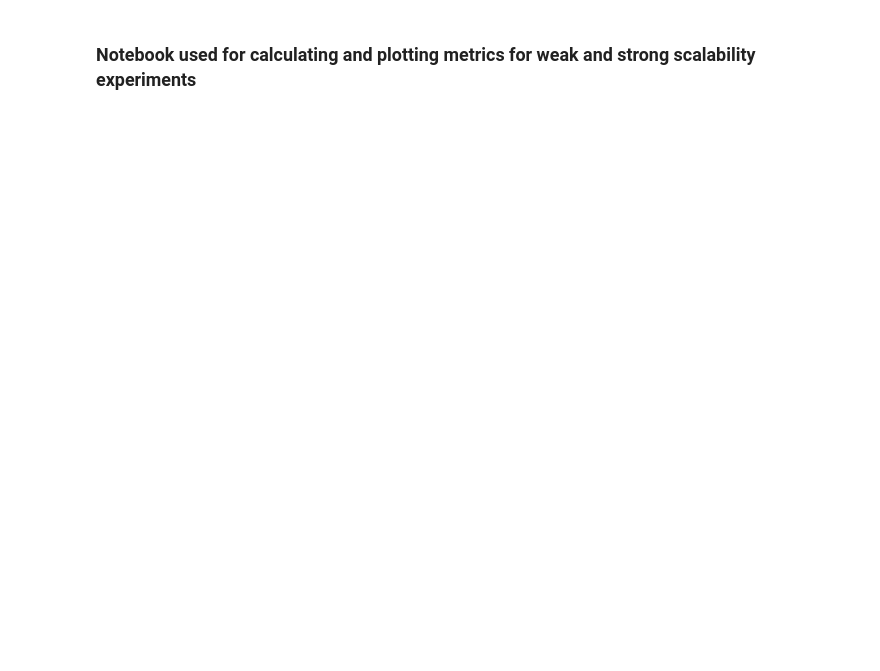
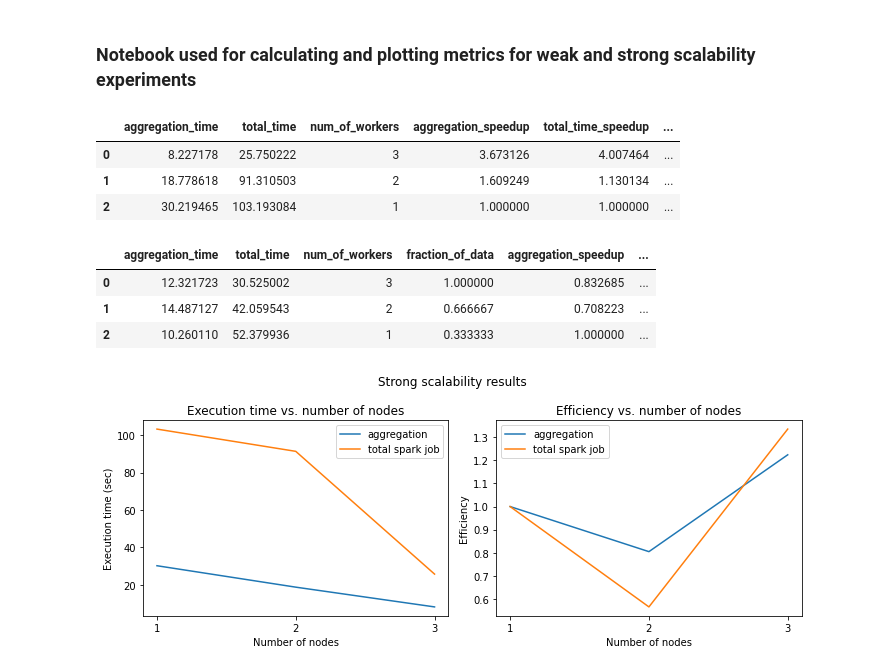
Before and after one commit to Fredrikforsman15/Data-engineering-1, a Jupyter notebook: scalability_plotting.ipynb, the cells around one changed output. Cells and saved outputs as stored; diff of their text form; code cells hidden in the pictures; blank space fills up the shorter version.

Commit message:
Added code for generating the plots

```diff
--- a/scalability_plotting.ipynb
+++ b/scalability_plotting.ipynb
@@ -15,6 +16,9 @@ strong_df["total_time_speedup"] = strong_df.loc[strong_df["num_of_workers"] == 1
 strong_df["aggregation_efficiency"] = strong_df["aggregation_speedup"] / strong_df["num_of_workers"]
 strong_df["total_time_efficiency"] = strong_df["total_time_speedup"] / strong_df["num_of_workers"]
 
-# Write to csv
-
-strong_df.to_csv("strong_scalability.csv")
+strong_df
+# %% [output]
+|  | aggregation_time | total_time | num_of_workers | aggregation_speedup | total_time_speedup | ... |
+| 0 | 8.227178 | 25.750222 | 3 | 3.673126 | 4.007464 | ... |
+| 1 | 18.778618 | 91.310503 | 2 | 1.609249 | 1.130134 | ... |
+| 2 | 30.219465 | 103.193084 | 1 | 1.000000 | 1.000000 | ... |
@@ -22,7 +30,6 @@ strong_df.to_csv("strong_scalability.csv")
 # Load weak scalability results
 
 weak_df = pd.read_csv("weak_scalability.csv")
-
 # speedup and efficiency
 weak_df["aggregation_speedup"] = weak_df.loc[weak_df["num_of_workers"] == 1, "aggregation_time"].values[0] / weak_df["aggregation_time"]
 weak_df["total_time_speedup"] = weak_df.loc[weak_df["num_of_workers"] == 1, "total_time"].values[0] / weak_df["total_time"]
@@ -30,5 +37,9 @@ weak_df["total_time_speedup"] = weak_df.loc[weak_df["num_of_workers"] == 1, "tot
 weak_df["aggregation_efficiency"] = weak_df["aggregation_speedup"] / weak_df["num_of_workers"]
 weak_df["total_time_efficiency"] = weak_df["total_time_speedup"] / weak_df["num_of_workers"]
 
-# Write to csv
-weak_df.to_csv("weak_scalability.csv")
+weak_df
+# %% [output]
+|  | aggregation_time | total_time | num_of_workers | fraction_of_data | aggregation_speedup | ... |
+| 0 | 12.321723 | 30.525002 | 3 | 1.000000 | 0.832685 | ... |
+| 1 | 14.487127 | 42.059543 | 2 | 0.666667 | 0.708223 | ... |
+| 2 | 10.260110 | 52.379936 | 1 | 0.333333 | 1.000000 | ... |
@@ -34,0 +49,23 @@ weak_df.to_csv("weak_scalability.csv")
+# %%
+fig, axes = plt.subplots(1, 2, figsize=(10, 4), sharex=True)
+fig.suptitle("Strong scalability results")
+
+axes[0].plot(strong_df["num_of_workers"], strong_df["aggregation_time"], label = "aggregation");
+axes[0].plot(strong_df["num_of_workers"], strong_df["total_time"], label = "total spark job");
+axes[0].set_xlabel("Number of nodes");
+axes[0].set_ylabel("Execution time (sec)");
+axes[0].set_title("Execution time vs. number of nodes")
+axes[0].legend()
+
+axes[1].plot(strong_df["num_of_workers"], strong_df["aggregation_efficiency"], label = "aggregation")
+axes[1].plot(strong_df["num_of_workers"], strong_df["total_time_efficiency"], label = "total spark job")
+axes[1].set_xlabel("Number of nodes")
+axes[1].set_ylabel("Efficiency")
+axes[1].set_title("Efficiency vs. number of nodes")
+axes[1].legend()
+
+plt.tight_layout()
+plt.xticks(range(1,4))
+plt.show()
+# %% [output]
+[figure, added]
```
Also changed, not shown: parts of 4 cells of this notebook.
